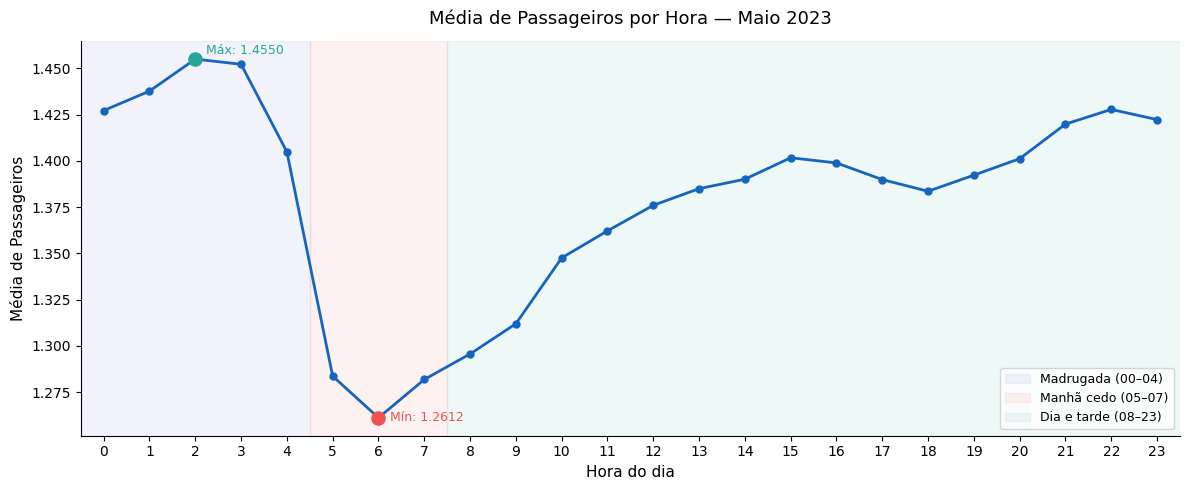
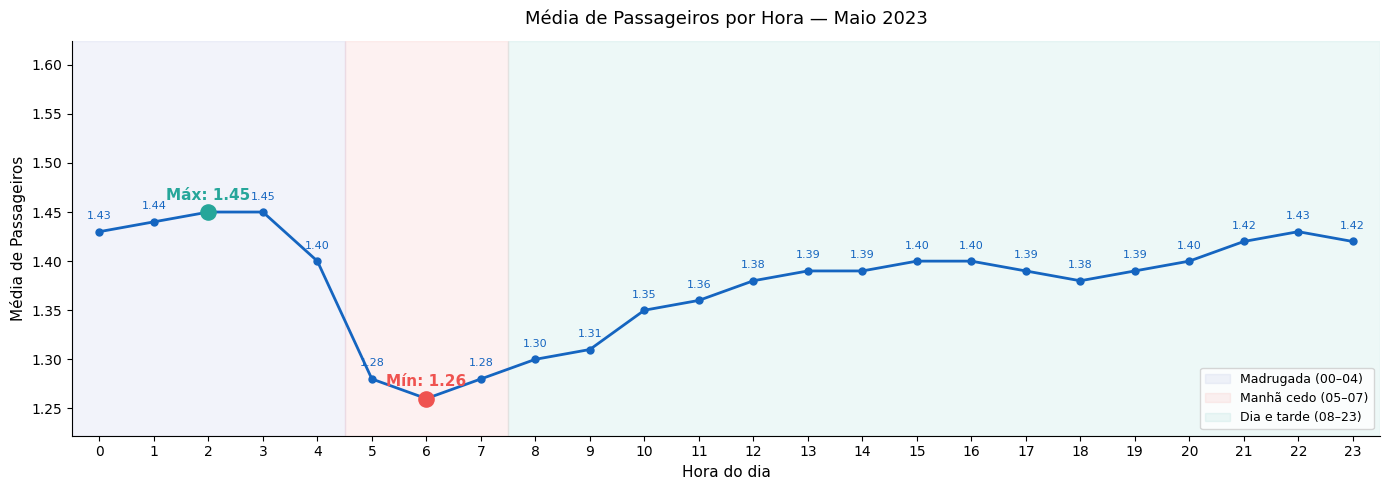
The change to this notebook cell's code, shown as a diff; its figure went from the first image to the second:
--- before
+++ after
@@ -7,5 +7,5 @@
     SELECT
         pickup_hour,
-        ROUND(AVG(passenger_count), 4) AS avg_passengers
+        ROUND(AVG(passenger_count), 2) AS avg_passengers
     FROM ifood_taxi_case.taxi_gold
     WHERE passenger_count > 0
@@ -17,6 +17,8 @@
 hours = df_plot["pickup_hour"]
 avgs  = df_plot["avg_passengers"]
+idx_min = avgs.idxmin()
+idx_max = avgs.idxmax()
 
-fig, ax = plt.subplots(figsize=(12, 5))
+fig, ax = plt.subplots(figsize=(14, 5))
 
 ax.axvspan(-0.5,  4.5, alpha=0.08, color="#5C6BC0", label="Madrugada (00–04)")
@@ -26,13 +28,20 @@
 ax.plot(hours, avgs, marker="o", color="#1565C0", linewidth=2, markersize=5)
 
-idx_min = avgs.idxmin()
-idx_max = avgs.idxmax()
-ax.scatter(hours[idx_min], avgs[idx_min], color="#EF5350", s=90, zorder=5)
-ax.scatter(hours[idx_max], avgs[idx_max], color="#26A69A", s=90, zorder=5)
-ax.annotate(f"Mín: {avgs[idx_min]:.4f}", (hours[idx_min], avgs[idx_min]),
-            textcoords="offset points", xytext=(8, -2), fontsize=9, color="#EF5350")
-ax.annotate(f"Máx: {avgs[idx_max]:.4f}", (hours[idx_max], avgs[idx_max]),
-            textcoords="offset points", xytext=(8, 4),  fontsize=9, color="#26A69A")
+# Labels em todos os pontos
+for h, v in zip(hours, avgs):
+    is_min = (h == hours[idx_min])
+    is_max = (h == hours[idx_max])
+    color  = "#EF5350" if is_min else ("#26A69A" if is_max else "#1565C0")
+    size   = 11 if (is_min or is_max) else 8
+    weight = "bold" if (is_min or is_max) else "normal"
+    prefix = "Mín: " if is_min else ("Máx: " if is_max else "")
+    ax.annotate(f"{prefix}{v:.2f}",
+                xy=(h, v), textcoords="offset points",
+                xytext=(0, 9), ha="center", fontsize=size,
+                color=color, fontweight=weight)
 
+
+ax.scatter(hours[idx_min], avgs[idx_min], color="#EF5350", s=120, zorder=5)
+ax.scatter(hours[idx_max], avgs[idx_max], color="#26A69A", s=120, zorder=5)
 ax.set_title("Média de Passageiros por Hora — Maio 2023", fontsize=13, pad=12)
 ax.set_xlabel("Hora do dia", fontsize=11)
@@ -40,6 +49,13 @@
 ax.set_xticks(range(0, 24))
 ax.set_xlim(-0.5, 23.5)
+ax.set_ylim(min(avgs) * 0.97, max(avgs) * 1.12)
 ax.legend(loc="lower right", fontsize=9)
 ax.spines[["top", "right"]].set_visible(False)
 plt.tight_layout()
 plt.show()
+
+# Tabela wide
+wide = df_plot.set_index("pickup_hour").T
+wide.columns = [f"{h:02d}h" for h in wide.columns]
+wide.index = ["Média"]
+print(wide.to_string())

Commit: notebook pergunta 02 ajustado